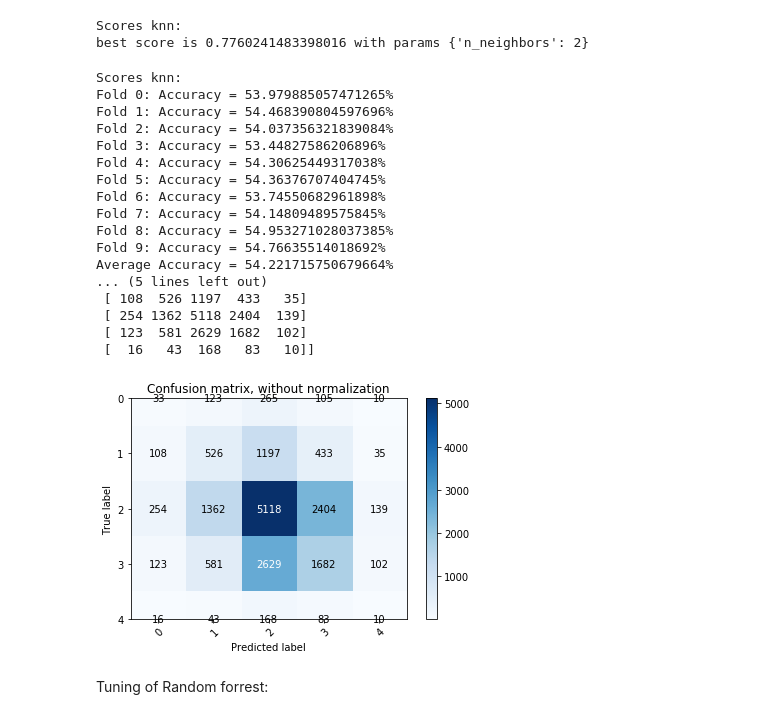
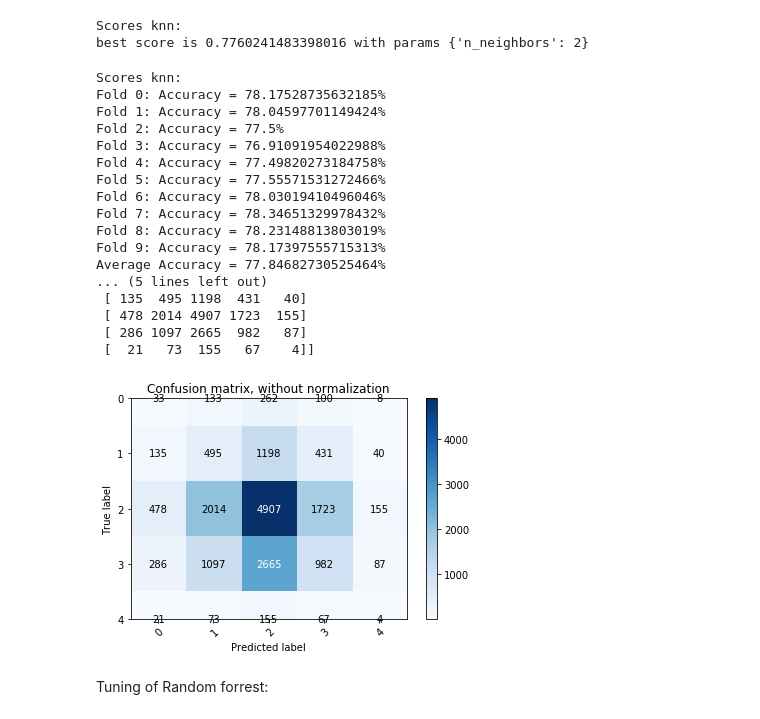
Before and after one commit to janapfeffer/DM_Project_MoviePrediction, a Jupyter notebook: Classification.ipynb, the cells around one changed output. Drawn from its saved outputs; the diff is of its cells as text; code cells hidden in the pictures.

```diff
--- a/Classification.ipynb
+++ b/Classification.ipynb
@@ -402,59 +396,59 @@ def plot_confusion_matrix(y_true, y_pred, classes,
     fig.tight_layout()
     return ax
 # %%
-# do now Knn with k = 29 and applie 10 cross fold
+# do now Knn with k = 2 and applie 10 cross fold
 
 # create and fit a knn classifier
-knn_reg = KNeighborsClassifier(n_neighbors=29)
+knn_reg = KNeighborsClassifier(n_neighbors=2)
 
 knn_reg.fit(features_train, rating_train)
 rating_pred_knn = knn_reg.predict(features_test)
 
 print("Scores knn:")
 
 
 #compute accuracy score
 
 accuracy_knn = cross_val_score(knn_reg, features_train, rating_train, cv=stratified_10_fold_cv, scoring='accuracy')
 
 for i, acc in enumerate(accuracy_knn):
     print("Fold {}: Accuracy = {}%".format(i, acc * 100.0))
 
 print("Average Accuracy = {}%".format(accuracy_knn.mean() * 100.0))
 print()
 print("Accuracy on Test Data: {}".format(accuracy_score(rating_test, rating_pred_knn)))
 print("f1_score on Test Data: {}".format(f1_score(rating_test, rating_pred_knn, average='weighted')))
 
 class_names = ['0','1','2','3','4','5']
 
 
 np.set_printoptions(precision=2)
 
 # Plot non-normalized confusion matrix
-plot_confusion_matrix(rating_test, rating_pred_rf, classes=class_names,
+plot_confusion_matrix(rating_test, rating_pred_knn, classes=class_names,
                       title='Confusion matrix, without normalization')
 
 
 plt.show()
 # %% [output]
 Scores knn:
-Fold 0: Accuracy = 53.979885057471265%
-Fold 1: Accuracy = 54.468390804597696%
-Fold 2: Accuracy = 54.037356321839084%
-Fold 3: Accuracy = 53.44827586206896%
-Fold 4: Accuracy = 54.30625449317038%
-Fold 5: Accuracy = 54.36376707404745%
-Fold 6: Accuracy = 53.74550682961898%
-Fold 7: Accuracy = 54.14809489575845%
-Fold 8: Accuracy = 54.953271028037385%
-Fold 9: Accuracy = 54.76635514018692%
-Average Accuracy = 54.221715750679664%
+Fold 0: Accuracy = 78.17528735632185%
+Fold 1: Accuracy = 78.04597701149424%
+Fold 2: Accuracy = 77.5%
+Fold 3: Accuracy = 76.91091954022988%
+Fold 4: Accuracy = 77.49820273184758%
+Fold 5: Accuracy = 77.55571531272466%
+Fold 6: Accuracy = 78.03019410496046%
+Fold 7: Accuracy = 78.34651329978432%
+Fold 8: Accuracy = 78.23148813803019%
+Fold 9: Accuracy = 78.17397555715313%
+Average Accuracy = 77.84682730525464%
 ... (5 lines left out)
- [ 108  526 1197  433   35]
- [ 254 1362 5118 2404  139]
- [ 123  581 2629 1682  102]
- [  16   43  168   83   10]]
+ [ 135  495 1198  431   40]
+ [ 478 2014 4907 1723  155]
+ [ 286 1097 2665  982   87]
+ [  21   73  155   67    4]]
-[figure, old version]
+[figure, new version]
 # %% [markdown]
 Tuning of Random forrest:
 # %%
```
Also changed, not shown: parts of 4 cells of this notebook, 1 other file.
